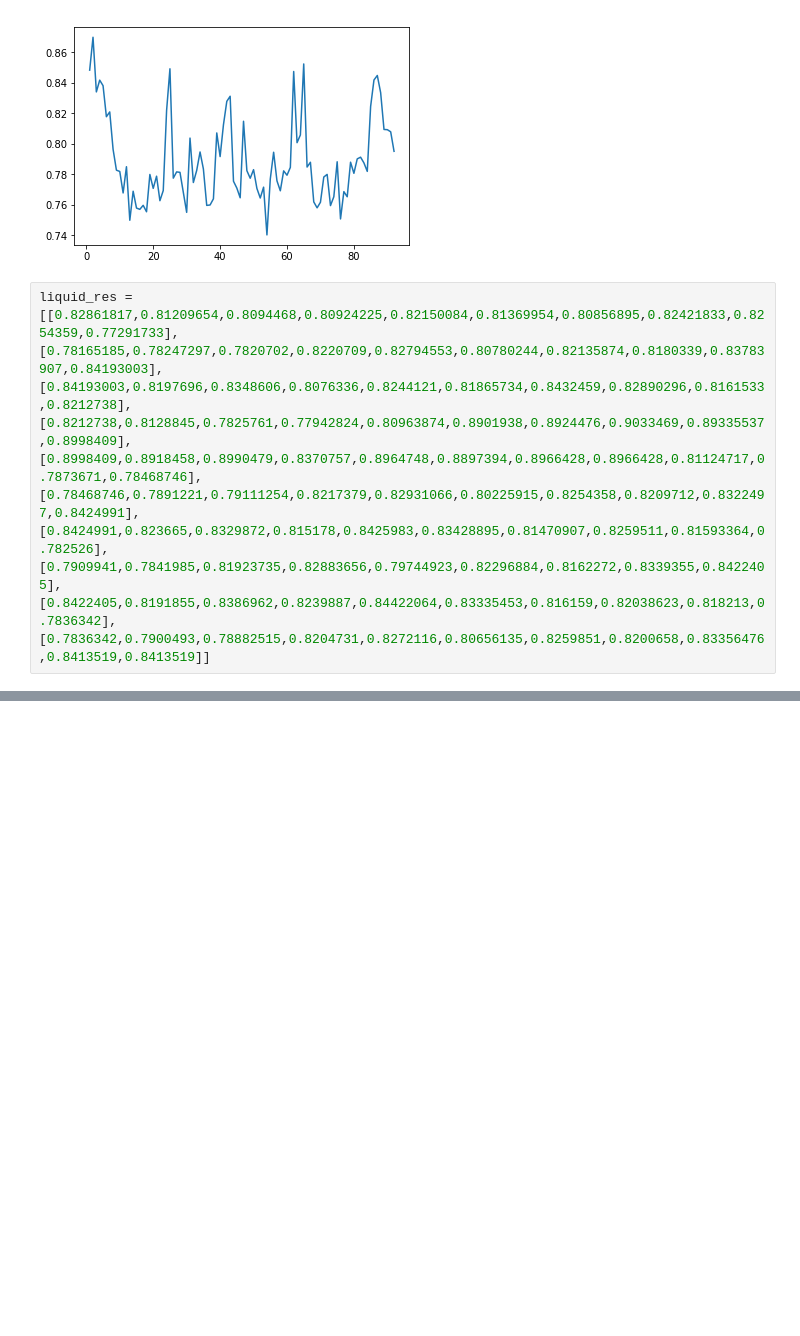
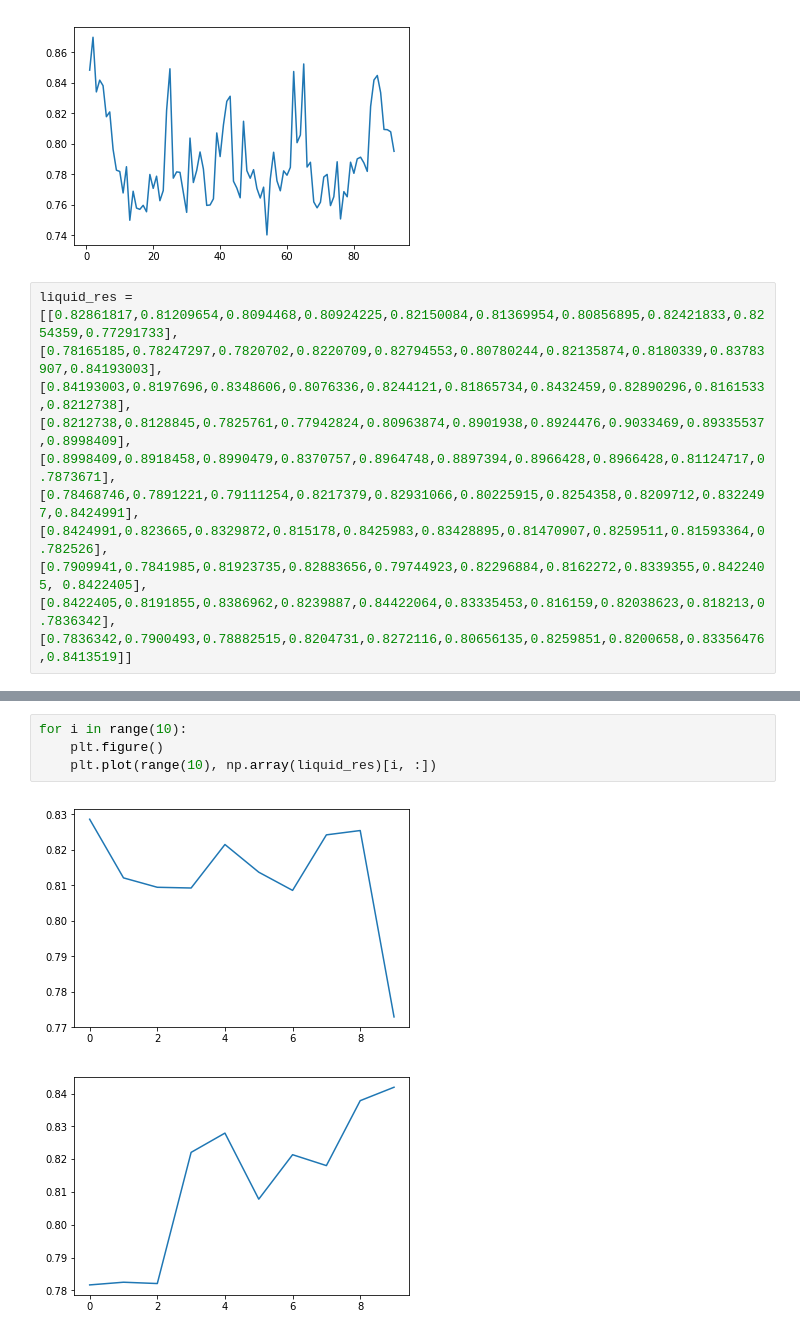
Before and after one commit to ipab-rad/saifer-surgery, a Jupyter notebook: src/saif_planning/src/planning_discrete_pts/scripts/Untitled.ipynb, the cells around one changed output, grey strips where cells are left out. Drawn from its saved outputs; the diff is of its cells as text; blank space fills up the shorter version.

```diff
--- a/src/saif_planning/src/planning_discrete_pts/scripts/Untitled.ipynb
+++ b/src/saif_planning/src/planning_discrete_pts/scripts/Untitled.ipynb
@@ -572,9 +571,9 @@ liquid_res = [[0.82861817,0.81209654,0.8094468,0.80924225,0.82150084,0.81369954,
 [0.78165185,0.78247297,0.7820702,0.8220709,0.82794553,0.80780244,0.82135874,0.8180339,0.83783907,0.84193003],
 [0.84193003,0.8197696,0.8348606,0.8076336,0.8244121,0.81865734,0.8432459,0.82890296,0.8161533,0.8212738],
 [0.8212738,0.8128845,0.7825761,0.77942824,0.80963874,0.8901938,0.8924476,0.9033469,0.89335537,0.8998409],
-[0.8998409,0.8918458,0.8990479,0.8370757,0.8964748,0.8897394,0.8966428,0.8966428,0.81124717,0.7873671,0.78468746],
+[0.8998409,0.8918458,0.8990479,0.8370757,0.8964748,0.8897394,0.8966428,0.8966428,0.81124717,0.7873671],
 [0.78468746,0.7891221,0.79111254,0.8217379,0.82931066,0.80225915,0.8254358,0.8209712,0.8322497,0.8424991],
 [0.8424991,0.823665,0.8329872,0.815178,0.8425983,0.83428895,0.81470907,0.8259511,0.81593364,0.782526],
-[0.7909941,0.7841985,0.81923735,0.82883656,0.79744923,0.82296884,0.8162272,0.8339355,0.8422405],
+[0.7909941,0.7841985,0.81923735,0.82883656,0.79744923,0.82296884,0.8162272,0.8339355,0.8422405, 0.8422405],
 [0.8422405,0.8191855,0.8386962,0.8239887,0.84422064,0.83335453,0.816159,0.82038623,0.818213,0.7836342],
-[0.7836342,0.7900493,0.78882515,0.8204731,0.8272116,0.80656135,0.8259851,0.8200658,0.83356476,0.8413519,0.8413519]]
+[0.7836342,0.7900493,0.78882515,0.8204731,0.8272116,0.80656135,0.8259851,0.8200658,0.83356476,0.8413519]]
@@ -585,0 +598,7 @@ plt.plot(range(10), liquid_res[2])
+# %%
+for i in range(10):
+    plt.figure()
+    plt.plot(range(10), np.array(liquid_res)[i, :])
+# %% [output]
+[figure, added]
+[figure, added]
```
Also changed, not shown: parts of 5 cells of this notebook.
